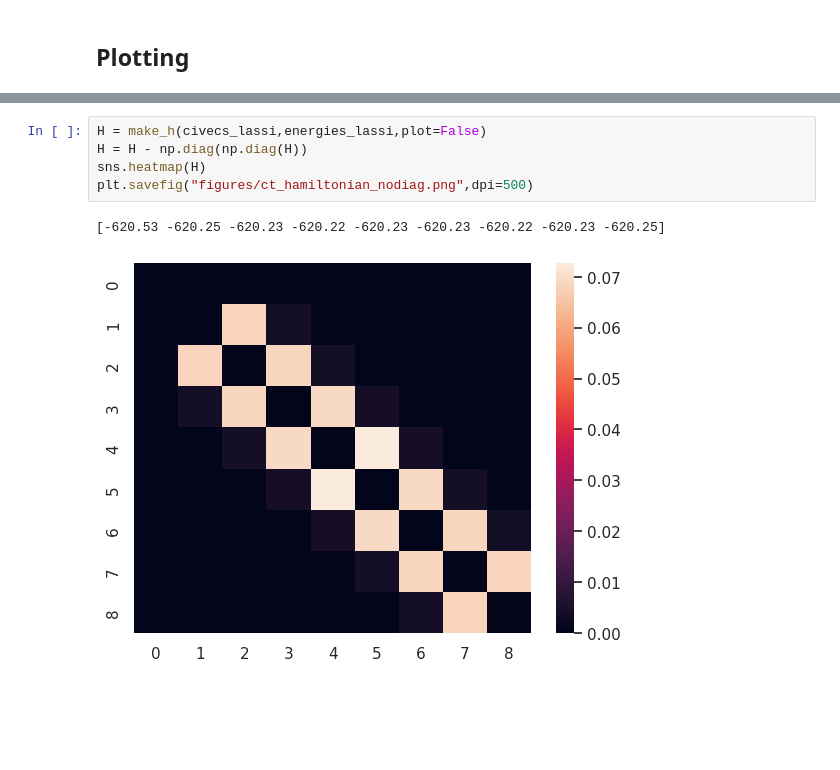
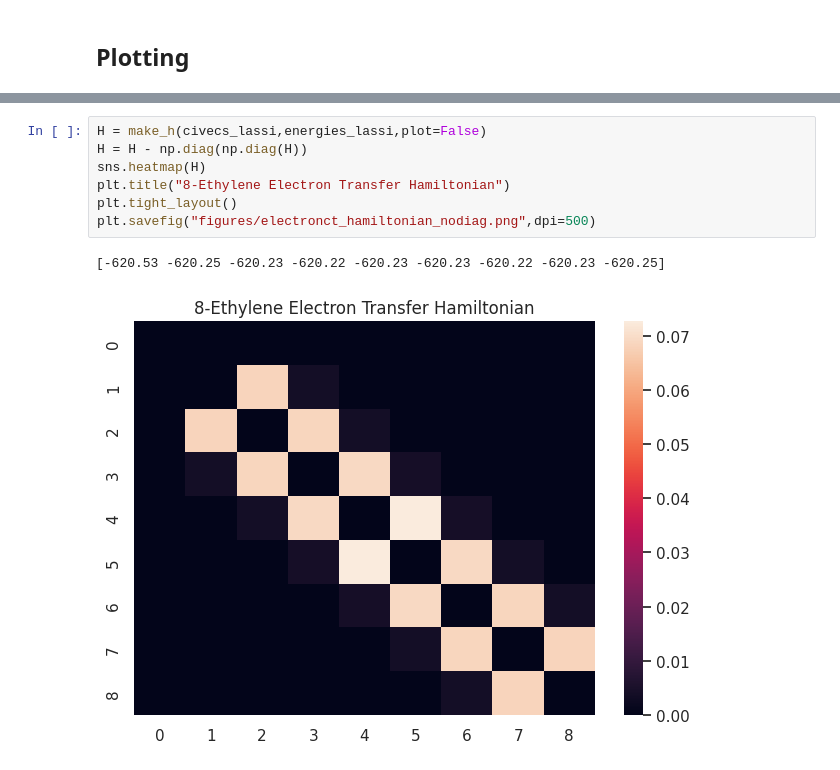
Before and after one commit to GagliardiGroup/periodiclas, a Jupyter notebook: ethylene_chain_electron.ipynb, the cells around one changed output, grey strips where cells are left out. Cells and saved outputs as stored; diff of their text form; blank space fills up the shorter version.

```diff
--- a/ethylene_chain_electron.ipynb
+++ b/ethylene_chain_electron.ipynb
@@ -103,8 +103,10 @@ plt.savefig("figures/ethylenect_electron_charge.png",dpi=500)
 # %%
 H = make_h(civecs_lassi,energies_lassi,plot=False)
 H = H - np.diag(np.diag(H))
 sns.heatmap(H)
-plt.savefig("figures/ct_hamiltonian_nodiag.png",dpi=500)
+plt.title("8-Ethylene Electron Transfer Hamiltonian")
+plt.tight_layout()
+plt.savefig("figures/electronct_hamiltonian_nodiag.png",dpi=500)
 # %% [output]
 [-620.53 -620.25 -620.23 -620.22 -620.23 -620.23 -620.22 -620.23 -620.25]
-[figure, old version]
+[figure, new version]
```
Also changed, not shown: parts of 6 cells of this notebook, 6 other files.
